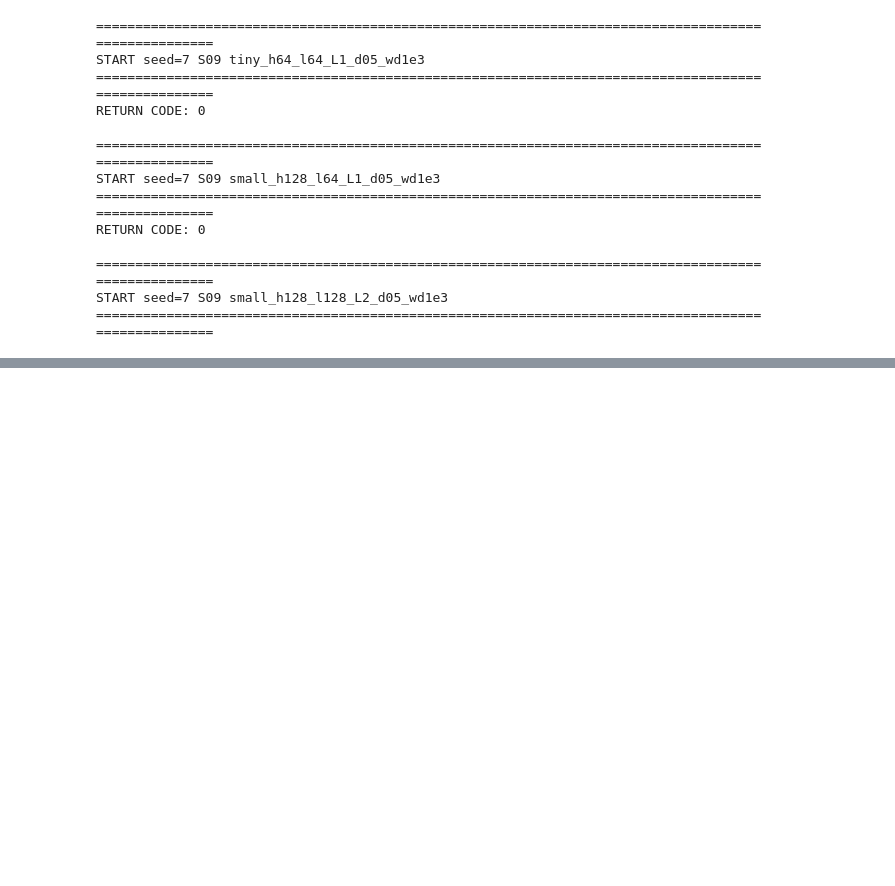
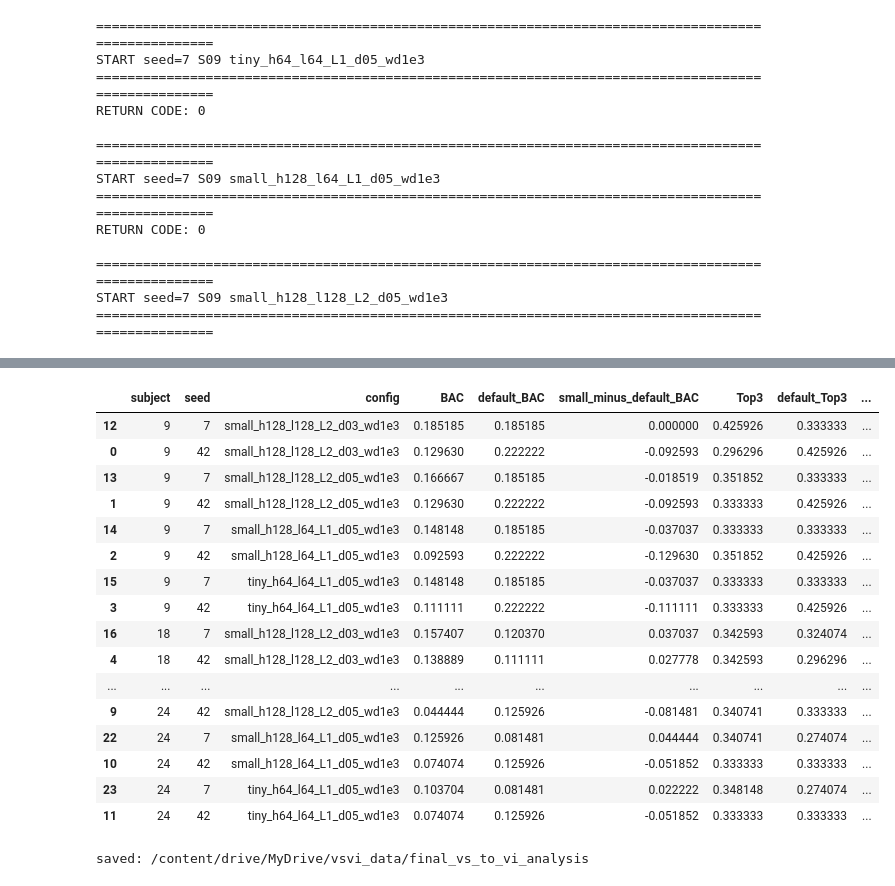
Before and after one commit to heegyukim4043/test_diffusion_EEG_visualstim_image, a Jupyter notebook: colab_next_priority_runs.ipynb, the cells around one changed output, grey strips where cells are left out. Saved outputs shown, nothing was run; the diff lists cells and outputs as text; code cells hidden in the pictures; blank space fills up the shorter version.

```diff
--- a/colab_next_priority_runs.ipynb
+++ b/colab_next_priority_runs.ipynb
@@ -4039,0 +4376,42 @@ display(seed_stability.sort_values(["config", "subject"]))
+# %%
+display(
+    small_comp[[
+        "subject", "seed", "config",
+        "BAC", "default_BAC", "small_minus_default_BAC",
+        "Top3", "default_Top3", "small_minus_default_Top3",
+        "Top5", "default_Top5", "small_minus_default_Top5",
+    ]].sort_values(["subject", "config", "seed"])
+)
+# %% [output]
+|  | subject | seed | config | BAC | default_BAC | small_minus_default_BAC | Top3 | default_Top3 | ... |
+| 12 | 9 | 7 | small_h128_l128_L2_d03_wd1e3 | 0.185185 | 0.185185 | 0.000000 | 0.425926 | 0.333333 | ... |
+| 0 | 9 | 42 | small_h128_l128_L2_d03_wd1e3 | 0.129630 | 0.222222 | -0.092593 | 0.296296 | 0.425926 | ... |
+| 13 | 9 | 7 | small_h128_l128_L2_d05_wd1e3 | 0.166667 | 0.185185 | -0.018519 | 0.351852 | 0.333333 | ... |
+| 1 | 9 | 42 | small_h128_l128_L2_d05_wd1e3 | 0.129630 | 0.222222 | -0.092593 | 0.333333 | 0.425926 | ... |
+| 14 | 9 | 7 | small_h128_l64_L1_d05_wd1e3 | 0.148148 | 0.185185 | -0.037037 | 0.333333 | 0.333333 | ... |
+| 2 | 9 | 42 | small_h128_l64_L1_d05_wd1e3 | 0.092593 | 0.222222 | -0.129630 | 0.351852 | 0.425926 | ... |
+| 15 | 9 | 7 | tiny_h64_l64_L1_d05_wd1e3 | 0.148148 | 0.185185 | -0.037037 | 0.333333 | 0.333333 | ... |
+| 3 | 9 | 42 | tiny_h64_l64_L1_d05_wd1e3 | 0.111111 | 0.222222 | -0.111111 | 0.333333 | 0.425926 | ... |
+| 16 | 18 | 7 | small_h128_l128_L2_d03_wd1e3 | 0.157407 | 0.120370 | 0.037037 | 0.342593 | 0.324074 | ... |
+| 4 | 18 | 42 | small_h128_l128_L2_d03_wd1e3 | 0.138889 | 0.111111 | 0.027778 | 0.342593 | 0.296296 | ... |
+| ... | ... | ... | ... | ... | ... | ... | ... | ... | ... |
+| 9 | 24 | 42 | small_h128_l128_L2_d05_wd1e3 | 0.044444 | 0.125926 | -0.081481 | 0.340741 | 0.333333 | ... |
+| 22 | 24 | 7 | small_h128_l64_L1_d05_wd1e3 | 0.125926 | 0.081481 | 0.044444 | 0.340741 | 0.274074 | ... |
+| 10 | 24 | 42 | small_h128_l64_L1_d05_wd1e3 | 0.074074 | 0.125926 | -0.051852 | 0.333333 | 0.333333 | ... |
+| 23 | 24 | 7 | tiny_h64_l64_L1_d05_wd1e3 | 0.103704 | 0.081481 | 0.022222 | 0.348148 | 0.274074 | ... |
+| 11 | 24 | 42 | tiny_h64_l64_L1_d05_wd1e3 | 0.074074 | 0.125926 | -0.051852 | 0.333333 | 0.333333 | ... |
+# %%
+from pathlib import Path
+
+OUT_DIR = Path("/content/drive/MyDrive/vsvi_data/final_vs_to_vi_analysis")
+OUT_DIR.mkdir(parents=True, exist_ok=True)
+
+small.to_csv(OUT_DIR / "raw_tf_small_arch_pilot_all.csv", index=False)
+small_summary.to_csv(OUT_DIR / "raw_tf_small_arch_pilot_summary.csv")
+seed_stability.to_csv(OUT_DIR / "raw_tf_small_arch_pilot_seed_stability.csv", index=False)
+small_comp.to_csv(OUT_DIR / "raw_tf_small_arch_pilot_vs_default.csv", index=False)
+small_delta_summary.to_csv(OUT_DIR / "raw_tf_small_arch_pilot_delta_summary.csv")
+
+print("saved:", OUT_DIR)
+# %% [output]
+saved: /content/drive/MyDrive/vsvi_data/final_vs_to_vi_analysis
```
Also changed, not shown: parts of 13 cells of this notebook.
